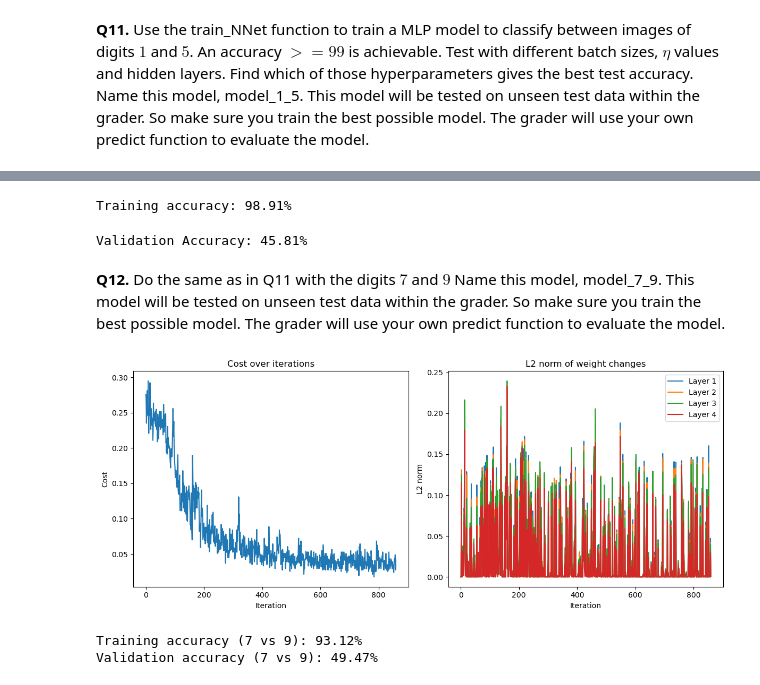
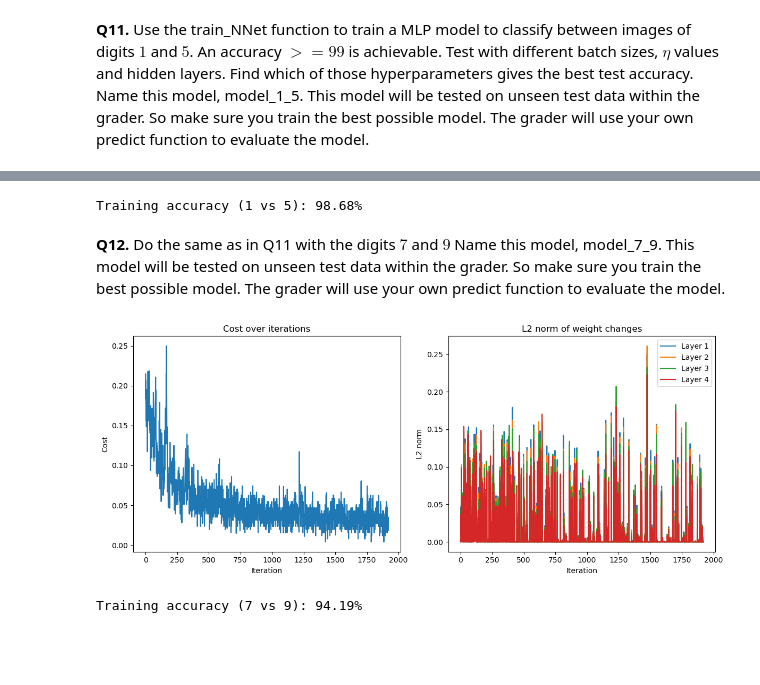
Before and after one commit to NisithDivantha/S7-MA4144-Neural-Networks-and-Fuzzy-Logic, a Jupyter notebook: Project 2/MA4144InClass2(NNet).ipynb, the cells around one changed output, grey strips where cells are left out. Drawn from its saved outputs; the diff is of its cells as text; code cells hidden in the pictures; blank space fills up the shorter version.

```diff
--- a/Project 2/MA4144InClass2(NNet).ipynb
+++ b/Project 2/MA4144InClass2(NNet).ipynb
@@ -450,59 +414,34 @@ model_1_5 = model
-# %%
-train_pred = predict(model_1_5, X_1_5, 1, 5)
-true_labels = np.where(train_y_1_5 == 0, 1, 5)  # Map 0->1, 1->5 for comparison
-acc = accuracy_score(true_labels, train_pred)
-print(f"Training accuracy: {acc * 100:.2f}%")
-# %% [output]
-Training accuracy: 98.91%
-# %%
-val_pred = predict(model_1_5, X_val.reshape(28, 28, -1).transpose(2, 0, 1), 1, 5)
-true_labels = np.where(y_val.flatten() == 0, 1, 5)
-acc = accuracy_score(true_labels, val_pred)
-
-print(f"Validation Accuracy: {acc * 100:.2f}%")
-# %% [output]
-Validation Accuracy: 45.81%
+# %%
+# Evaluate the accuracy of model_1_5 on the training data
+train_pred_1_5 = predict(model_1_5, X_1_5, 1, 5)
+true_labels_1_5 = np.where(train_y_1_5 == 0, 1, 5)
+acc_1_5 = accuracy_score(true_labels_1_5, train_pred_1_5)
+print(f"Training accuracy (1 vs 5): {acc_1_5 * 100:.2f}%")
+# %% [output]
+Training accuracy (1 vs 5): 98.68%
 # %% [markdown]
 **Q12.** Do the same as in Q11 with the digits $7$ and $9$ Name this model, model_7_9. This model will be tested on unseen test data within the grader. So make sure you train the best possible model. The grader will use your own predict function to evaluate the model.
 # %%
 # Extract and organize the training data for digits 7 and 9
 X_7_9, y_7_9 = extract_digits(train_X, train_y, 7, 9)
 train_X_7_9 = vectorize_images(X_7_9)
 train_y_7_9 = np.where(y_7_9 == 7, 0, 1)  # Map 7 to 0 and 9 to 1
 
 Y_train_7_9 = train_y_7_9.reshape(1, -1)
 
-# Split a small part for validation (e.g., 10%) without sklearn
-num_samples_7_9 = train_X_7_9.shape[1]
-val_size_7_9 = int(0.1 * num_samples_7_9)
-indices_7_9 = np.random.permutation(num_samples_7_9)
-val_indices_7_9 = indices_7_9[:val_size_7_9]
-train_indices_7_9 = indices_7_9[val_size_7_9:]
-
-X_train_7_9 = train_X_7_9[:, train_indices_7_9]
-y_train_7_9 = Y_train_7_9[:, train_indices_7_9]
-X_val_7_9 = train_X_7_9[:, val_indices_7_9]
-y_val_7_9 = Y_train_7_9[:, val_indices_7_9]
-
-# You can tune these hyperparameters as needed
-best_batch_size_7_9 = 256
+# Use optimized hyperparameters
+best_batch_size_7_9 = 128
 best_eta_7_9 = 0.0005
 best_hidden_layers_7_9 = [500, 250, 50]
 
-# Train the model
-model_7_9 = train_NNet(X_train_7_9, y_train_7_9, epochs=20, batch_size=best_batch_size_7_9, eta=best_eta_7_9)
+# Train on the full dataset
+model_7_9 = train_NNet(train_X_7_9, Y_train_7_9, epochs=20, batch_size=best_batch_size_7_9, eta=best_eta_7_9)
 
-# Optional: Evaluate on training and validation set
+# Evaluate the accuracy on the training data
 train_pred_7_9 = predict(model_7_9, X_7_9, 7, 9)
 true_labels_7_9 = np.where(train_y_7_9 == 0, 7, 9)
 acc_train_7_9 = accuracy_score(true_labels_7_9, train_pred_7_9)
 print(f"Training accuracy (7 vs 9): {acc_train_7_9 * 100:.2f}%")
-
-val_pred_7_9 = predict(model_7_9, X_val_7_9.reshape(28, 28, -1).transpose(2, 0, 1), 7, 9)
-true_labels_val_7_9 = np.where(y_val_7_9.flatten() == 0, 7, 9)
-acc_val_7_9 = accuracy_score(true_labels_val_7_9, val_pred_7_9)
-print(f"Validation accuracy (7 vs 9): {acc_val_7_9 * 100:.2f}%")
 # %% [output]
-[figure, old version]
+[figure, new version]
-Training accuracy (7 vs 9): 93.12%
-Validation accuracy (7 vs 9): 49.47%
+Training accuracy (7 vs 9): 94.19%
```
Also changed, not shown: parts of 2 cells of this notebook, 1 other file.
